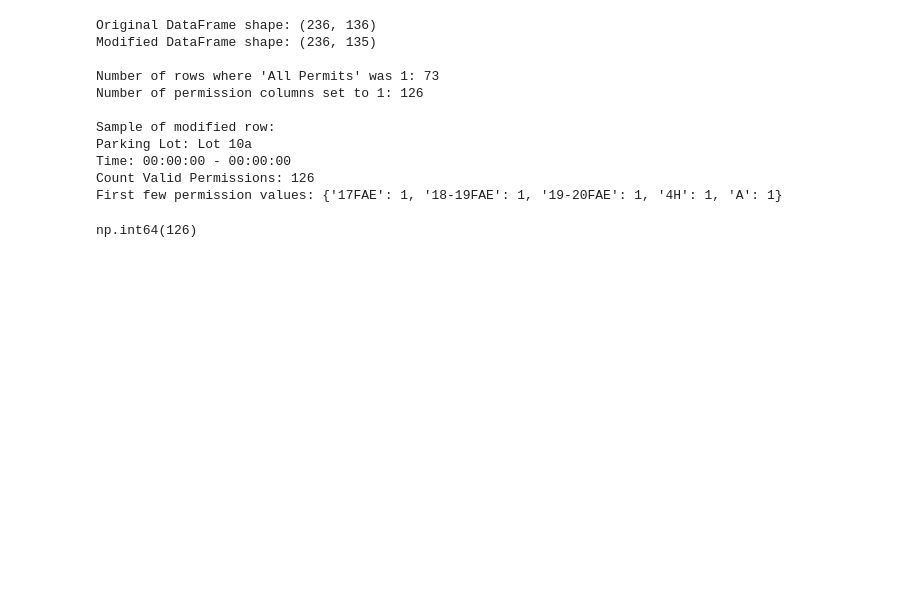
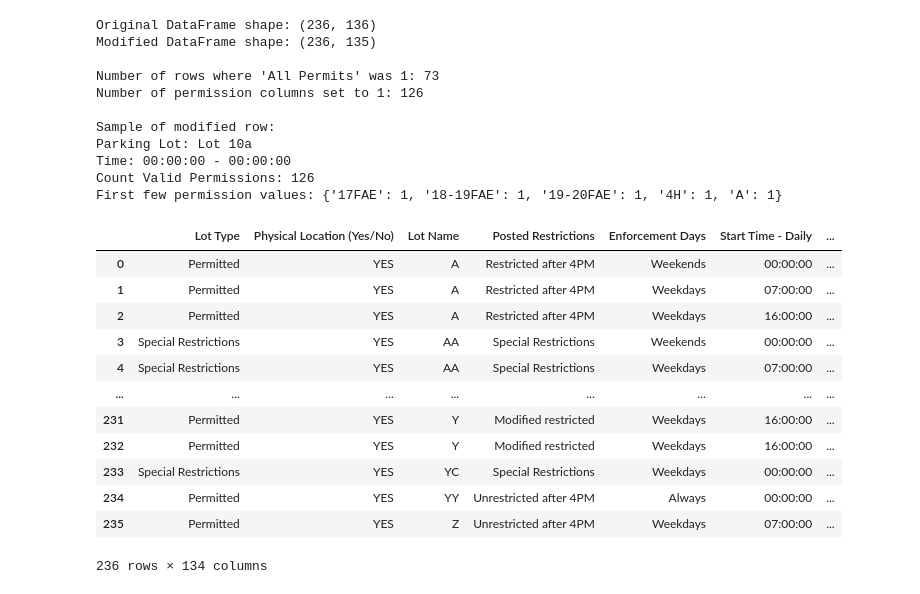
Before and after one commit to Thilak-cm/IC25-Hackathon, a Jupyter notebook: test.ipynb, the cells around one changed output. Cells and saved outputs as stored; diff of their text form; code cells hidden in the pictures; blank space fills up the shorter version.

```diff
--- a/test.ipynb
+++ b/test.ipynb
@@ -150,7 +150,23 @@ Parking Lot: Lot 10a
 Time: 00:00:00 - 00:00:00
 Count Valid Permissions: 126
 First few permission values: {'17FAE': 1, '18-19FAE': 1, '19-20FAE': 1, '4H': 1, 'A': 1}
-# %%
-lots.iloc[117]['Count Valid Permissions in Lot by Date/Time']
-# %% [output]
-np.int64(126)
+# %%
+lots.drop('Unnamed: 0', axis=1, inplace=True)
+# %%
+lots.rename(columns={'Parking Lot / Zone Name': 'Lot Name'}, inplace=True)
+# %%
+lots.to_csv('data/Lots & Permissions CH3.csv', index=False)
+# %% [output]
+|  | Lot Type | Physical Location (Yes/No) | Lot Name | Posted Restrictions | Enforcement Days | Start Time - Daily | ... |
+| 0 | Permitted | YES | A | Restricted after 4PM | Weekends | 00:00:00 | ... |
+| 1 | Permitted | YES | A | Restricted after 4PM | Weekdays | 07:00:00 | ... |
+| 2 | Permitted | YES | A | Restricted after 4PM | Weekdays | 16:00:00 | ... |
+| 3 | Special Restrictions | YES | AA | Special Restrictions | Weekends | 00:00:00 | ... |
+| 4 | Special Restrictions | YES | AA | Special Restrictions | Weekdays | 07:00:00 | ... |
+| ... | ... | ... | ... | ... | ... | ... | ... |
+| 231 | Permitted | YES | Y | Modified restricted | Weekdays | 16:00:00 | ... |
+| 232 | Permitted | YES | Y | Modified restricted | Weekdays | 16:00:00 | ... |
+| 233 | Special Restrictions | YES | YC | Special Restrictions | Weekdays | 00:00:00 | ... |
+| 234 | Permitted | YES | YY | Unrestricted after 4PM | Always | 00:00:00 | ... |
+| 235 | Permitted | YES | Z | Unrestricted after 4PM | Weekdays | 07:00:00 | ... |
+236 rows × 134 columns
```
Also changed, not shown: 1 other file.
